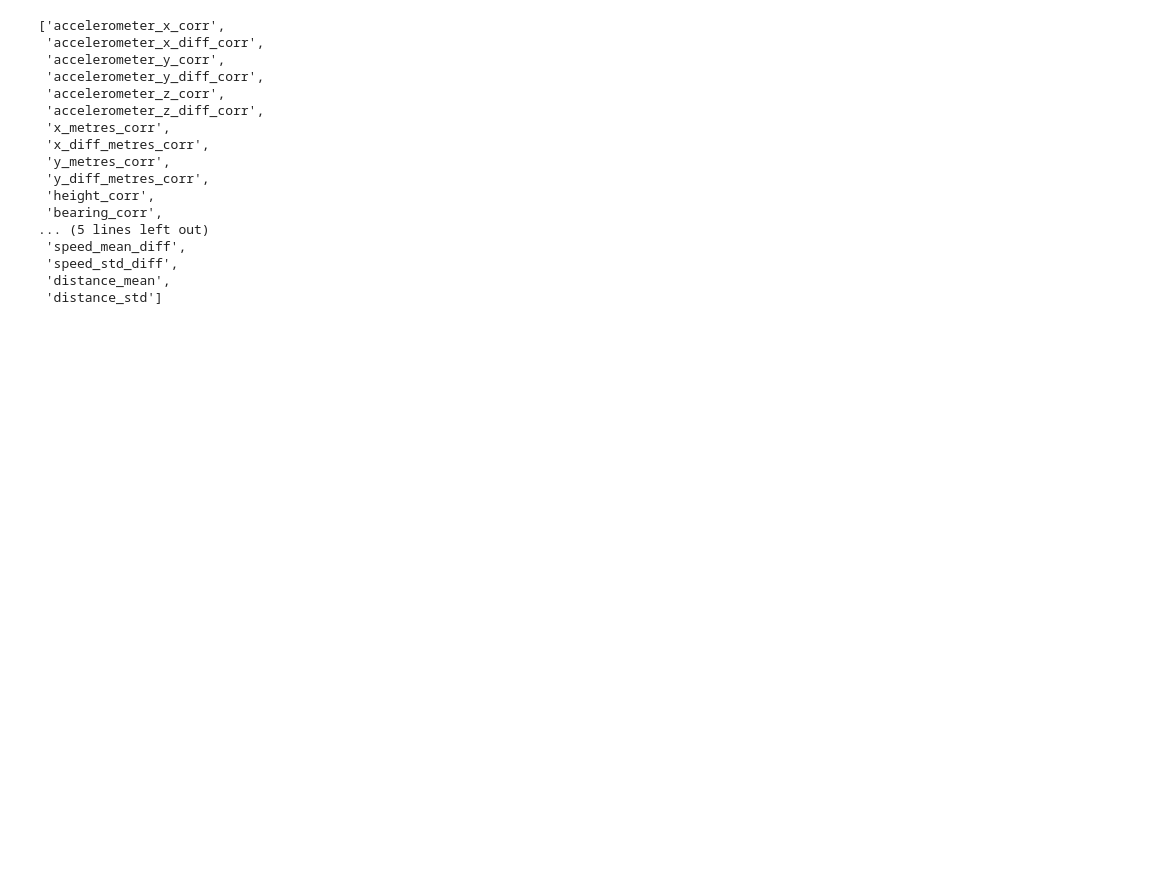
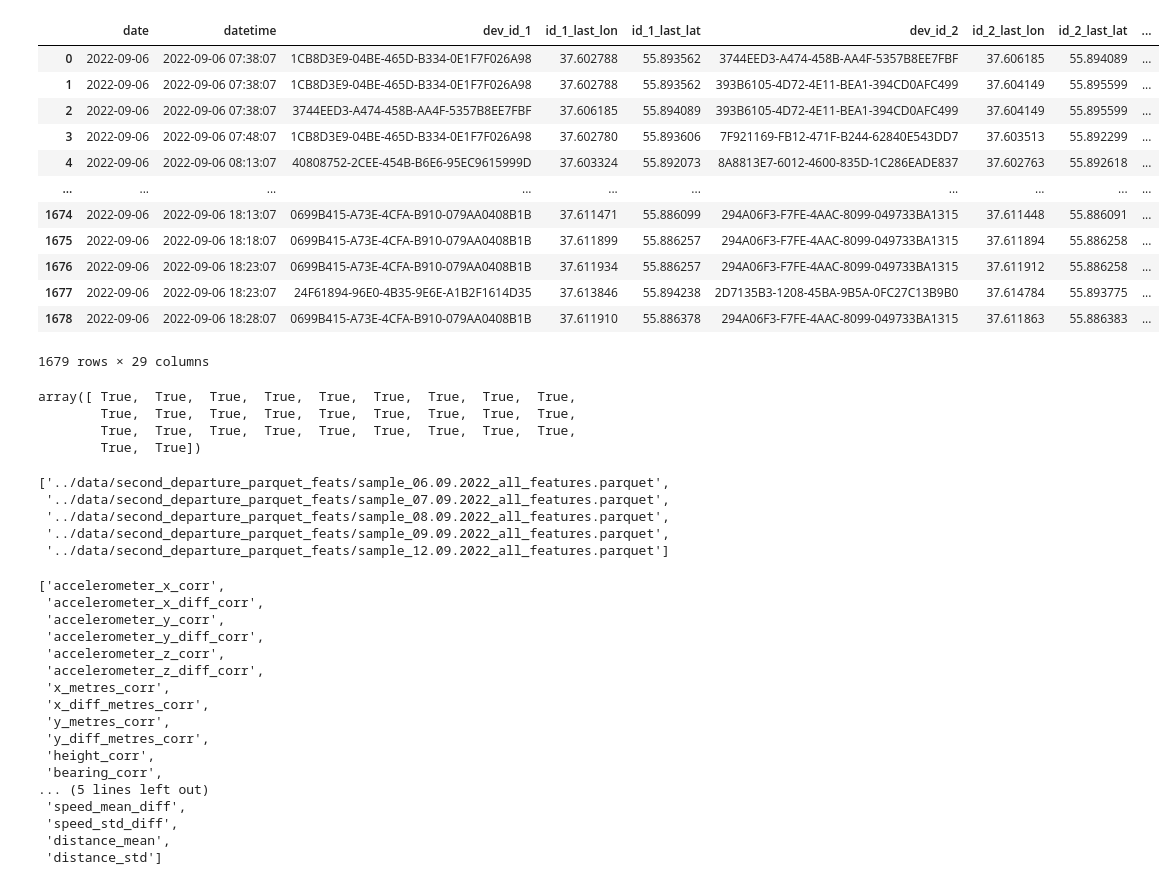
Before and after one commit to Andryxa0333/misis_navi_algo, a Jupyter notebook: for_students/notebooks/04_deviation_report.ipynb, the cells around one changed output. Cells and saved outputs as stored; diff of their text form; code cells hidden in the pictures; blank space fills up the shorter version.

```diff
--- a/for_students/notebooks/04_deviation_report.ipynb
+++ b/for_students/notebooks/04_deviation_report.ipynb
@@ -17,3 +15,28 @@ ModuleNotFoundError: No module named 'pandas'
 data = pd.read_parquet("../../data/02_interim/sample_11_02_all_features_high_radius.parquet")
 # %%
 data = pd.read_parquet("../data/sample_11_02_all_features_high_radius.parquet")
+# %%
+test_data = pd.read_parquet('../data/second_departure_parquet_feats/sample_06.09.2022_all_features.parquet')
+# %%
+test_data
+# %% [output]
+|  | date | datetime | dev_id_1 | id_1_last_lon | id_1_last_lat | dev_id_2 | id_2_last_lon | id_2_last_lat | ... |
+| 0 | 2022-09-06 | 2022-09-06 07:38:07 | 1CB8D3E9-04BE-465D-B334-0E1F7F026A98 | 37.602788 | 55.893562 | 3744EED3-A474-458B-AA4F-5357B8EE7FBF | 37.606185 | 55.894089 | ... |
+| 1 | 2022-09-06 | 2022-09-06 07:38:07 | 1CB8D3E9-04BE-465D-B334-0E1F7F026A98 | 37.602788 | 55.893562 | 393B6105-4D72-4E11-BEA1-394CD0AFC499 | 37.604149 | 55.895599 | ... |
+| 2 | 2022-09-06 | 2022-09-06 07:38:07 | 3744EED3-A474-458B-AA4F-5357B8EE7FBF | 37.606185 | 55.894089 | 393B6105-4D72-4E11-BEA1-394CD0AFC499 | 37.604149 | 55.895599 | ... |
+| 3 | 2022-09-06 | 2022-09-06 07:48:07 | 1CB8D3E9-04BE-465D-B334-0E1F7F026A98 | 37.602780 | 55.893606 | 7F921169-FB12-471F-B244-62840E543DD7 | 37.603513 | 55.892299 | ... |
+| 4 | 2022-09-06 | 2022-09-06 08:13:07 | 40808752-2CEE-454B-B6E6-95EC9615999D | 37.603324 | 55.892073 | 8A8813E7-6012-4600-835D-1C286EADE837 | 37.602763 | 55.892618 | ... |
+| ... | ... | ... | ... | ... | ... | ... | ... | ... | ... |
+| 1674 | 2022-09-06 | 2022-09-06 18:13:07 | 0699B415-A73E-4CFA-B910-079AA0408B1B | 37.611471 | 55.886099 | 294A06F3-F7FE-4AAC-8099-049733BA1315 | 37.611448 | 55.886091 | ... |
+| 1675 | 2022-09-06 | 2022-09-06 18:18:07 | 0699B415-A73E-4CFA-B910-079AA0408B1B | 37.611899 | 55.886257 | 294A06F3-F7FE-4AAC-8099-049733BA1315 | 37.611894 | 55.886258 | ... |
+| 1676 | 2022-09-06 | 2022-09-06 18:23:07 | 0699B415-A73E-4CFA-B910-079AA0408B1B | 37.611934 | 55.886257 | 294A06F3-F7FE-4AAC-8099-049733BA1315 | 37.611912 | 55.886258 | ... |
+| 1677 | 2022-09-06 | 2022-09-06 18:23:07 | 24F61894-96E0-4B35-9E6E-A1B2F1614D35 | 37.613846 | 55.894238 | 2D7135B3-1208-45BA-9B5A-0FC27C13B9B0 | 37.614784 | 55.893775 | ... |
+| 1678 | 2022-09-06 | 2022-09-06 18:28:07 | 0699B415-A73E-4CFA-B910-079AA0408B1B | 37.611910 | 55.886378 | 294A06F3-F7FE-4AAC-8099-049733BA1315 | 37.611863 | 55.886383 | ... |
+1679 rows × 29 columns
+# %%
+test_data.columns == data.columns[:-4]
+# %% [output]
+array([ True,  True,  True,  True,  True,  True,  True,  True,  True,
+        True,  True,  True,  True,  True,  True,  True,  True,  True,
+        True,  True,  True,  True,  True,  True,  True,  True,  True,
+        True,  True])
@@ -19,0 +47,8 @@ data = pd.read_parquet("../data/sample_11_02_all_features_high_radius.parquet")
+# %%
+list_of_files
+# %% [output]
+['../data/second_departure_parquet_feats/sample_06.09.2022_all_features.parquet',
+ '../data/second_departure_parquet_feats/sample_07.09.2022_all_features.parquet',
+ '../data/second_departure_parquet_feats/sample_08.09.2022_all_features.parquet',
+ '../data/second_departure_parquet_feats/sample_09.09.2022_all_features.parquet',
+ '../data/second_departure_parquet_feats/sample_12.09.2022_all_features.parquet']
```
Also changed, not shown: parts of 21 cells of this notebook, 21 other files.
